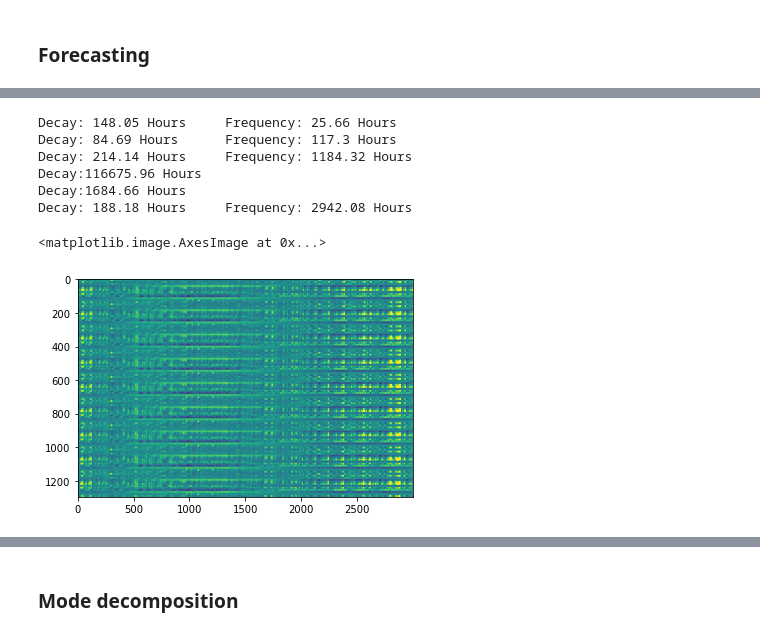
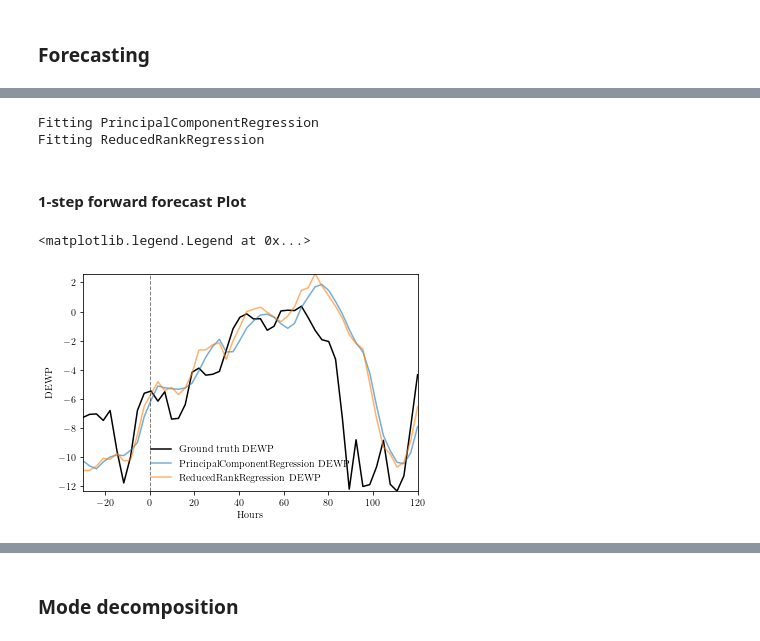
Before and after one commit to Machine-Learning-Dynamical-Systems/kooplearn, a Jupyter notebook: examples/Beijing_air_quality/analysis.ipynb, the cells around one changed output, grey strips where cells are left out. Cells and saved outputs as stored; diff of their text form; code cells hidden in the pictures.

```diff
--- a/examples/Beijing_air_quality/analysis.ipynb
+++ b/examples/Beijing_air_quality/analysis.ipynb
@@ -142,3 +84,0 @@ eigs_DMD = scipy.linalg.eigvals(scipy.linalg.pinv(K_r)@K.K_YX)
-# %%
-fig, ax = plot_eigs([eigs_full, eigs_DMD, eigs_RRR], labels=['Full', 'DMD', 'RRR'])
-#ax.set_xlim(0.7,1)
@@ -147,14 +85,32 @@ fig, ax = plot_eigs([eigs_full, eigs_DMD, eigs_RRR], labels=['Full', 'DMD', 'RRR
-# %%
-print_timescale(eigs_RRR, n_timesteps, 1, 'Hours')
-# %% [output]
-Decay: 148.05 Hours     Frequency: 25.66 Hours
-Decay: 84.69 Hours      Frequency: 117.3 Hours
-Decay: 214.14 Hours     Frequency: 1184.32 Hours
-Decay:116675.96 Hours
-Decay:1684.66 Hours
-Decay: 188.18 Hours     Frequency: 2942.08 Hours
-# %%
-plt.imshow(X_train.T,aspect='auto', vmin=-3, vmax=3)
-# %% [output]
-<matplotlib.image.AxesImage at 0x...>
-[figure, removed]
+# %%
+X_train, Y_train = X[:num_samples], Y[:num_samples]
+tikhonov_reg = 3e-5 #From CV (see  above)
+estimators = [PrincipalComponentRegression, ReducedRankRegression]#, KernelRidgeRegression]
+backend = 'keops'
+
+time_offset = 10
+idx_0 = num_samples - time_offset
+n_steps = 50
+ground_truth = Y[idx_0:(idx_0 + n_steps + 1)]
+
+forecasts = []
+times = np.arange(1, 10)
+fitted_models = []
+for estimator in estimators:
+    print("Fitting " +estimator.__name__)
+    if estimator == KernelRidgeRegression:
+        model = estimator(kernel, tikhonov_reg = tikhonov_reg)
+    else:
+        model = estimator(kernel, rank = rank, tikhonov_reg = tikhonov_reg)
+    model.fit(X_train, Y_train, backend = backend)
+    model.modes()
+    fitted_models.append(model)
+    forecasts.append(model.forecast(ground_truth[:-1], times))
+ground_truth = ground_truth[1:]
+
+def plot_forecast(ax, t, x, estimator_name, color, style = '-', alpha = 1):
+    parsed_data, _ = get_measurement(x, measurement, features_names, history, standardizing_parameters)
+    ax.plot(t, parsed_data[:,0], style,color=color, alpha = alpha, label=estimator_name + ' ' + measurement)
+# %% [output]
+Fitting PrincipalComponentRegression
+Fitting ReducedRankRegression
@@ -160,0 +129,17 @@ plt.imshow(X_train.T,aspect='auto', vmin=-3, vmax=3)
+# %% [markdown]
+#### 1-step forward forecast Plot
+# %%
+fig, ax = plt.subplots()
+plot_forecast(ax, hours, ground_truth, 'Ground truth', 'k', style='-')
+shift_idx = 0
+for i in range(len(forecasts)):
+    plot_forecast(ax, hours + shift_idx, forecasts[i][shift_idx], estimators[i].__name__, cycle[i], alpha = 0.6, style = '-')
+ax.axvline(x=0, color='k', linestyle='--', lw=1, alpha = 0.5)
+ax.set_ylabel(measurement)
+ax.set_xlabel('Hours')
+ax.set_xlim(hours[0], hours[-1])
+ax.margins(0)
+ax.legend(frameon=False)
+# %% [output]
+<matplotlib.legend.Legend at 0x...>
+[figure, added]
```
Also changed, not shown: parts of 28 cells of this notebook, 5 other files.
